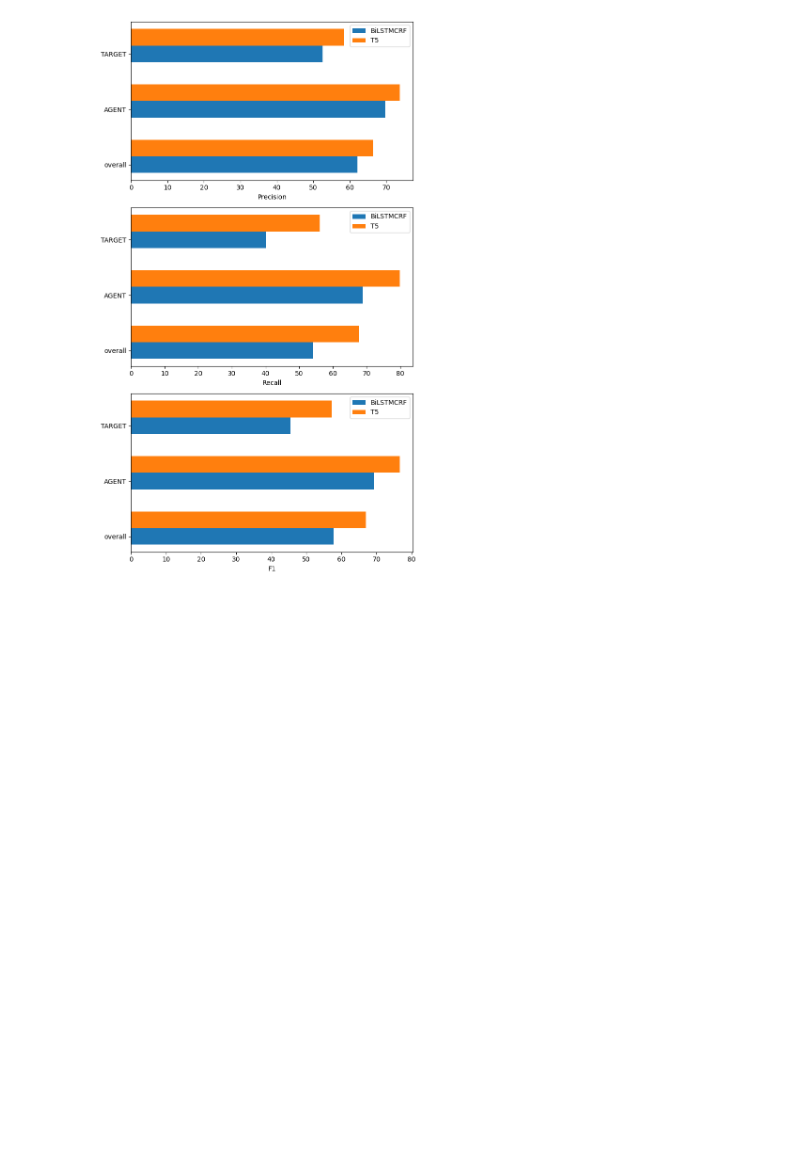
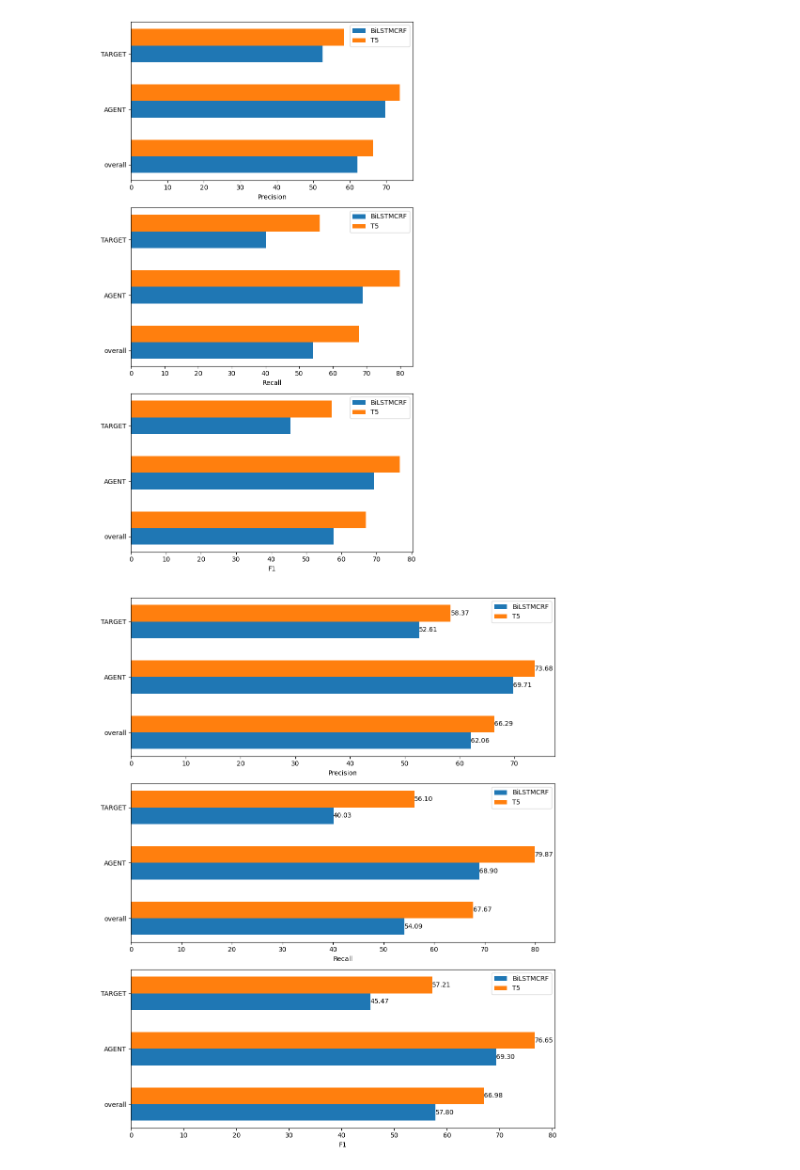
Before and after one commit to zhangxl2002/ORL, a Jupyter notebook: data_analysis.ipynb, the cells around one changed output. Saved outputs shown, nothing was run; the diff lists cells and outputs as text; code cells hidden in the pictures; blank space fills up the shorter version.

```diff
--- a/data_analysis.ipynb
+++ b/data_analysis.ipynb
@@ -514,3 +510,66 @@ plt.tight_layout()
 plt.show()
 # %% [output]
 [figure]
+# %%
+import matplotlib.pyplot as plt
+import numpy as np
+
+# 数据
+categories = ['overall', 'AGENT', 'TARGET']
+bilstmcrf_precision = [62.06, 69.71, 52.61]
+bilstmcrf_recall = [54.09, 68.90, 40.03]
+bilstmcrf_f1 = [57.80, 69.30, 45.47]
+
+t5_precision = [66.29, 73.68, 58.37]
+t5_recall = [67.67, 79.87, 56.10]
+t5_f1 = [66.98, 76.65, 57.21]
+
+# 设置柱状图高度
+bar_height = 0.3
+
+# 设置柱状图位置
+y = np.arange(len(categories))
+
+# 创建子图
+fig, axs = plt.subplots(3, 1, figsize=(10, 12))
+
+# 函数：在柱状图上显示数值
+def add_labels(ax, bars, values):
+    for bar, value in zip(bars, values):
+        ax.text(bar.get_width(), bar.get_y() + bar.get_height() / 2, f'{value:.2f}', va='center')
+
+# 绘制每个子图
+bars1 = axs[0].barh(y, bilstmcrf_precision, bar_height, label='BiLSTMCRF')
+bars2 = axs[0].barh(y + bar_height, t5_precision, bar_height, label='T5')
+add_labels(axs[0], bars1, bilstmcrf_precision)
+add_labels(axs[0], bars2, t5_precision)
+axs[0].set_yticks(y + bar_height / 2)
+axs[0].set_yticklabels(categories)
+axs[0].set_xlabel("Precision")
+axs[0].legend()
+
+bars3 = axs[1].barh(y, bilstmcrf_recall, bar_height, label='BiLSTMCRF')
+bars4 = axs[1].barh(y + bar_height, t5_recall, bar_height, label='T5')
+add_labels(axs[1], bars3, bilstmcrf_recall)
+add_labels(axs[1], bars4, t5_recall)
+axs[1].set_yticks(y + bar_height / 2)
+axs[1].set_yticklabels(categories)
+axs[1].set_xlabel("Recall")
+axs[1].legend()
+
+bars5 = axs[2].barh(y, bilstmcrf_f1, bar_height, label='BiLSTMCRF')
+bars6 = axs[2].barh(y + bar_height, t5_f1, bar_height, label='T5')
+add_labels(axs[2], bars5, bilstmcrf_f1)
+add_labels(axs[2], bars6, t5_f1)
+axs[2].set_yticks(y + bar_height / 2)
+axs[2].set_yticklabels(categories)
+axs[2].set_xlabel("F1")
+axs[2].legend()
+
+# 调整子图布局
+plt.tight_layout()
+
+# 显示图形
+plt.show()
+# %% [output]
+[figure, added]
```
Also changed, not shown: parts of 2 cells of this notebook, 26 other files.
